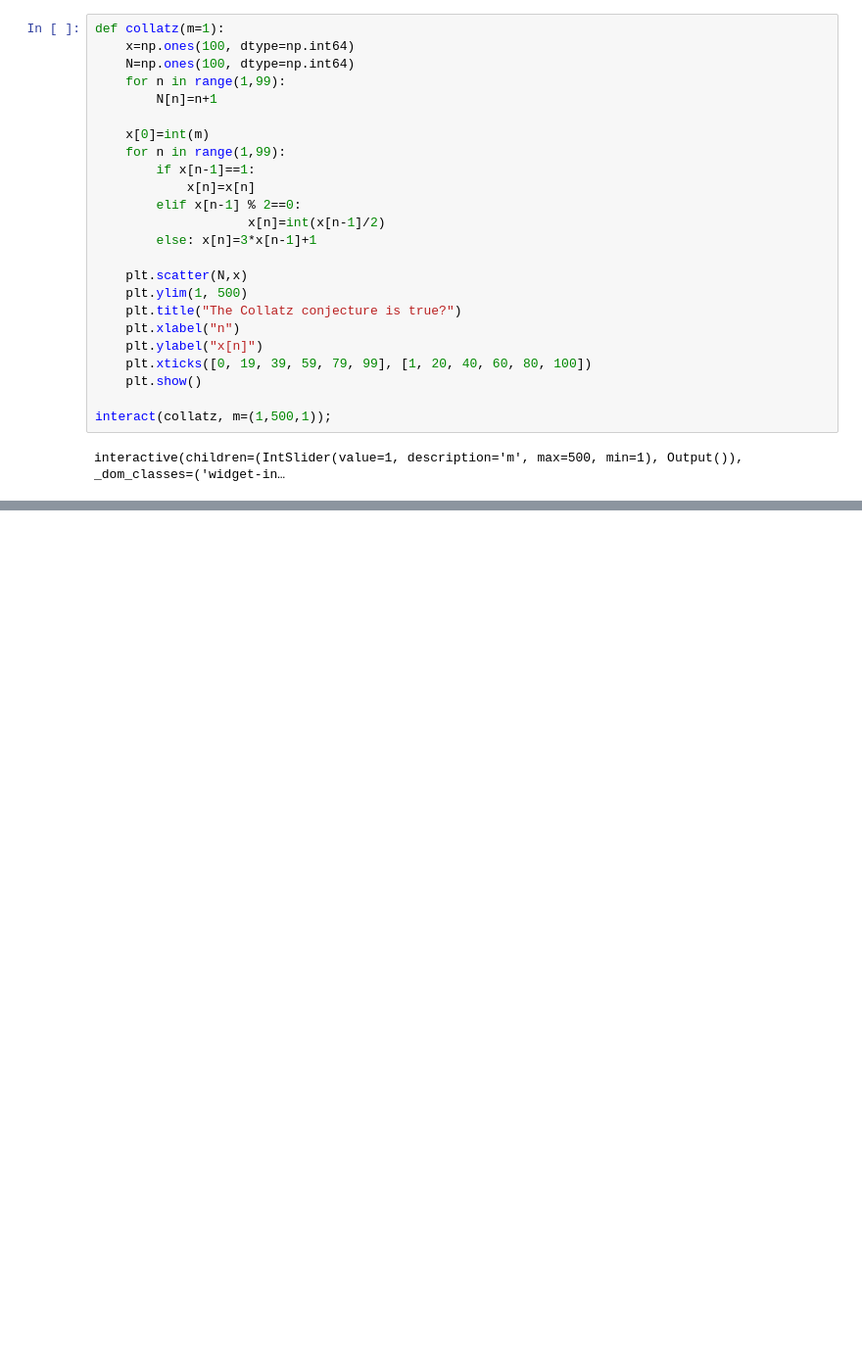
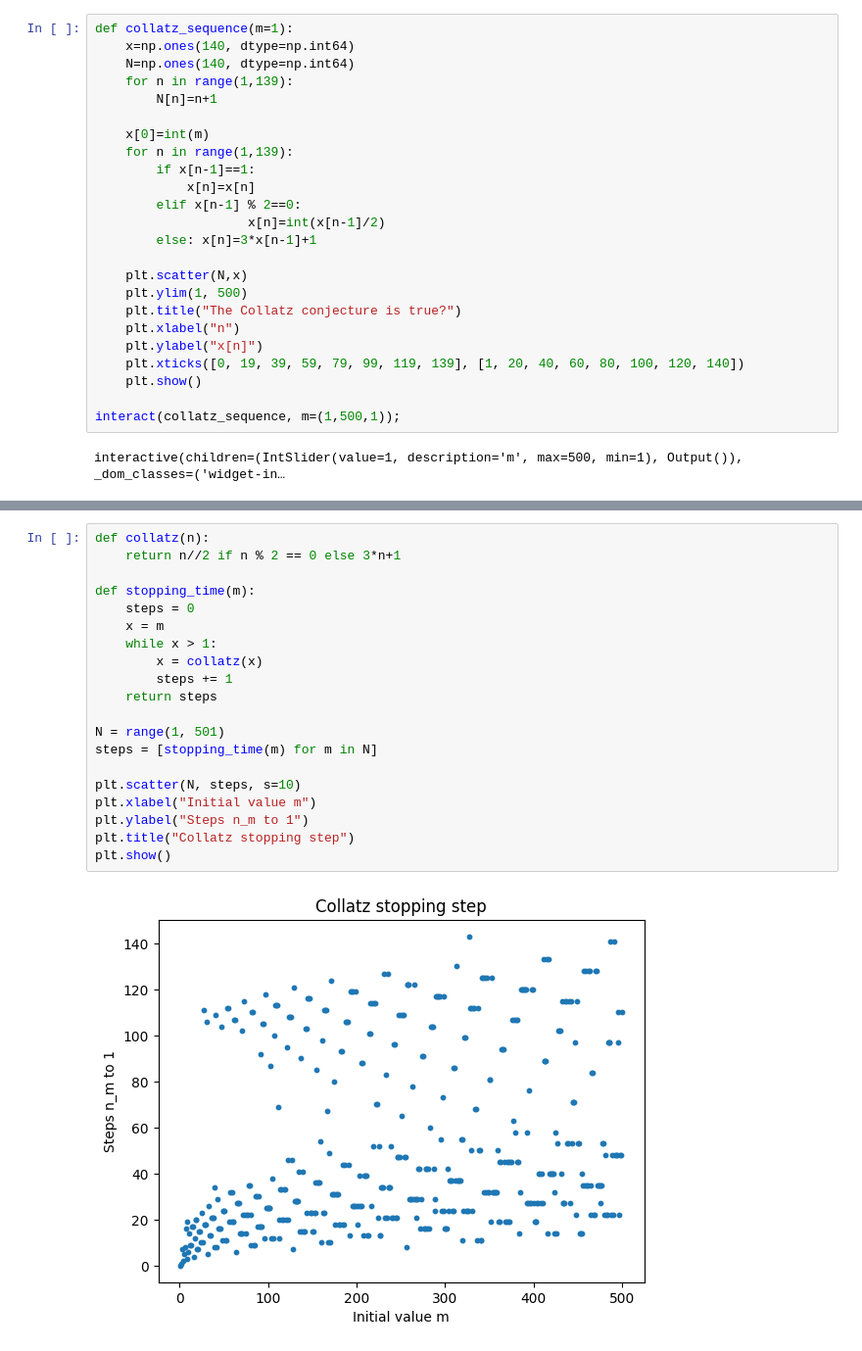
Before and after one commit to fiomfd/ATCM2025, a Jupyter notebook: python_Green-Tao_abc.ipynb, the cells around one changed output, grey strips where cells are left out. Shown at 98% size. Drawn from its saved outputs; the diff is of its cells as text; blank space fills up the shorter version.

```diff
--- a/python_Green-Tao_abc.ipynb
+++ b/python_Green-Tao_abc.ipynb
@@ -307,14 +307,14 @@ $1,
 
 We examine this conjecture for $m=1,2,3,\dotsc,500$.
 # %%
-def collatz(m=1):
-    x=np.ones(100, dtype=np.int64)
-    N=np.ones(100, dtype=np.int64)
-    for n in range(1,99):
+def collatz_sequence(m=1):
+    x=np.ones(140, dtype=np.int64)
+    N=np.ones(140, dtype=np.int64)
+    for n in range(1,139):
         N[n]=n+1
 
     x[0]=int(m)
-    for n in range(1,99):
+    for n in range(1,139):
         if x[n-1]==1:
             x[n]=x[n]
         elif x[n-1] % 2==0:
@@ -326,9 +326,9 @@ def collatz(m=1):
     plt.title("The Collatz conjecture is true?")
     plt.xlabel("n")
     plt.ylabel("x[n]")
-    plt.xticks([0, 19, 39, 59, 79, 99], [1, 20, 40, 60, 80, 100])
+    plt.xticks([0, 19, 39, 59, 79, 99, 119, 139], [1, 20, 40, 60, 80, 100, 120, 140])
     plt.show()
 
-interact(collatz, m=(1,500,1));
+interact(collatz_sequence, m=(1,500,1));
 # %% [output]
 interactive(children=(IntSlider(value=1, description='m', max=500, min=1), Output()), _dom_classes=('widget-in…
@@ -334,0 +337,22 @@ interactive(children=(IntSlider(value=1, description='m', max=500, min=1), Outpu
+# %%
+def collatz(n):
+    return n//2 if n % 2 == 0 else 3*n+1
+
+def stopping_time(m):
+    steps = 0
+    x = m
+    while x > 1:
+        x = collatz(x)
+        steps += 1
+    return steps
+
+N = range(1, 501)
+steps = [stopping_time(m) for m in N]
+
+plt.scatter(N, steps, s=10)
+plt.xlabel("Initial value m")
+plt.ylabel("Steps n_m to 1")
+plt.title("Collatz stopping step")
+plt.show()
+# %% [output]
+[figure, added]
```
Also changed, not shown: parts of 1 cell of this notebook, 1 other file.
